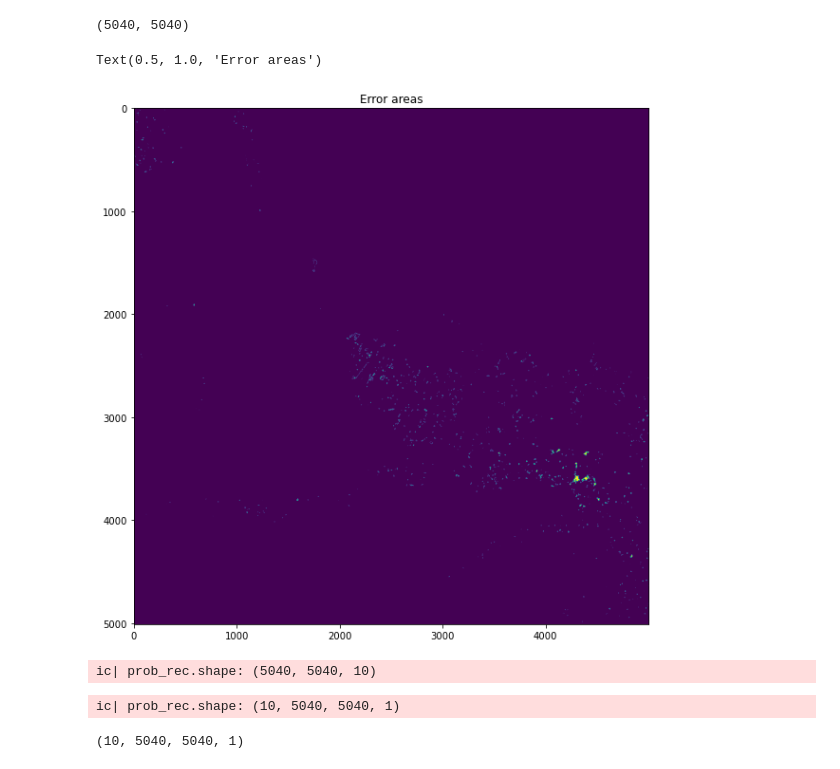
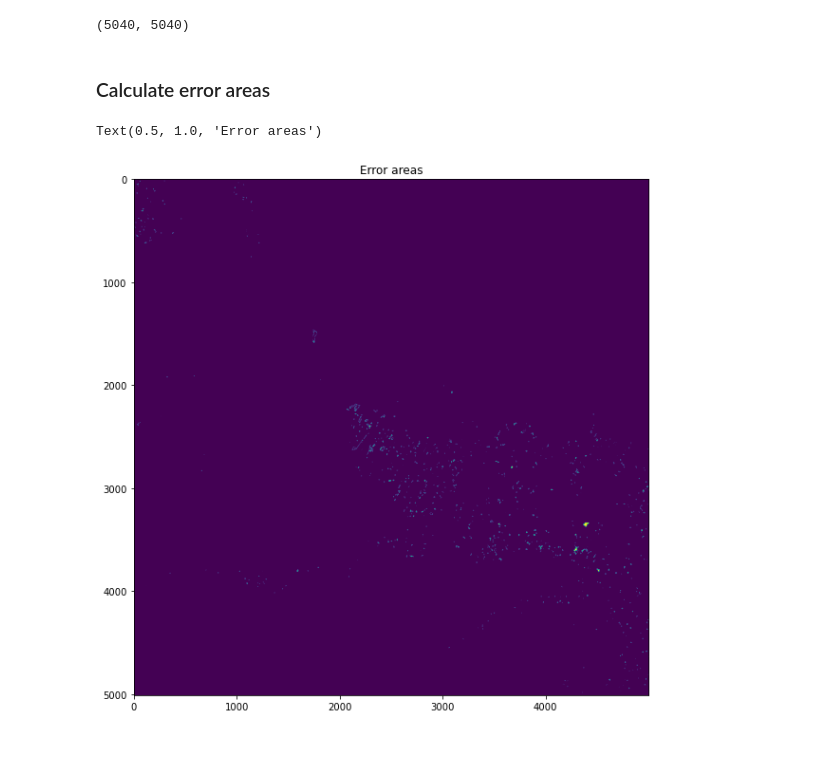
Before and after one commit to DiMorten/amazonUncertainty, a Jupyter notebook: Res_Unet_v1_uncertainty.ipynb, the cells around one changed output. Saved outputs shown, nothing was run; the diff lists cells and outputs as text; code cells hidden in the pictures.

Commit message:
Calculate error areas

```diff
--- a/Res_Unet_v1_uncertainty.ipynb
+++ b/Res_Unet_v1_uncertainty.ipynb
@@ -149,7 +149,7 @@ if training == True:
 
         loss = weighted_categorical_crossentropy(weights)
         input_shape = (rows, cols, channels)
-        model = build_resunet_dropout2(input_shape, nb_filters, number_class)
+        model = build_resunet_dropout(input_shape, nb_filters, number_class)
 #        model = build_unet_dropout(input_shape, nb_filters, number_class)
 
 
@@ -221,7 +262,7 @@ for tm in range(0,times):
     start_test = time.time()
     patch_t = []
 
-    new_model = build_resunet_dropout2(input_shape=(patch_size_rows,patch_size_cols, c), nb_filters = nb_filters, n_classes=3, seed = tm)
+    new_model = build_resunet_dropout(input_shape=(patch_size_rows,patch_size_cols, c), nb_filters = nb_filters, n_classes=3, seed = tm)
 #    new_model = build_unet_dropout(input_shape=(patch_size_rows,patch_size_cols, c), nb_filters = nb_filters, n_classes=3, seed = tm)
 
     for l in range(1, len(model.layers)):
@@ -286,31 +327,35 @@ ic| prob_rec.shape: (5040, 5040, 10), prob_rec.dtype: dtype('float32')
 mean_prob.shape
 # %% [output]
 (5040, 5040)
+# %% [markdown]
+### Calculate error areas
 # %%
+selected_class = 1
+label_mask_current_deforestation = label_mask.copy()
+label_mask_current_deforestation[label_mask_current_deforestation == selected_class] = 10
+label_mask_current_deforestation[label_mask_current_deforestation != 10] = 0
+label_mask_current_deforestation[label_mask_current_deforestation == 10] = 1
+
+
 mean_prob_thresh = np.zeros_like(mean_prob[:label_mask.shape[0], :label_mask.shape[1]])
 mean_prob_thresh[mean_prob[:label_mask.shape[0], :label_mask.shape[1]] > 0.5] = 1
 
 error_areas = np.abs(mean_prob_thresh - label_mask_current_deforestation)
 np.unique(error_areas, return_counts = True)
 
 fig2 = plt.figure(figsize=(10,10))
 plt.imshow(error_areas)
 plt.title('Error areas')
 # %% [output]
 Text(0.5, 1.0, 'Error areas')
-[figure, old version]
+[figure, new version]
 # %%
 ic(prob_rec.shape)
 prob_rec = np.transpose(prob_rec, (2, 0, 1))
-# %% [output]
-ic| prob_rec.shape: (5040, 5040, 10)
 # %%
 prob_rec = np.expand_dims(prob_rec, axis = -1)
 # %%
 ic(prob_rec.shape)
-# %% [output]
-ic| prob_rec.shape: (10, 5040, 5040, 1)
-(10, 5040, 5040, 1)
 # %%
 from mpl_toolkits.axes_grid1 import make_axes_locatable
 
```
Also changed, not shown: parts of 9 cells of this notebook, 1 other file.
